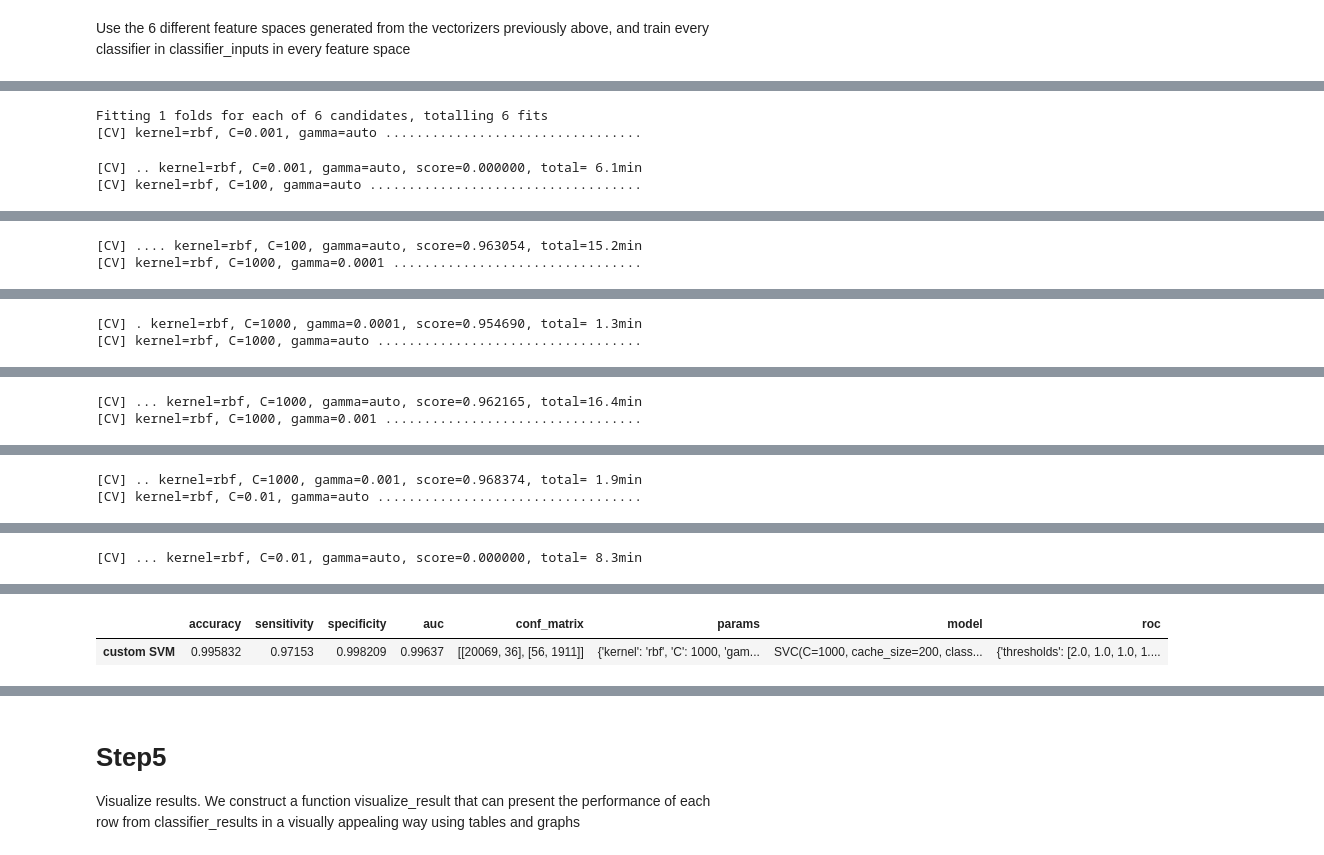
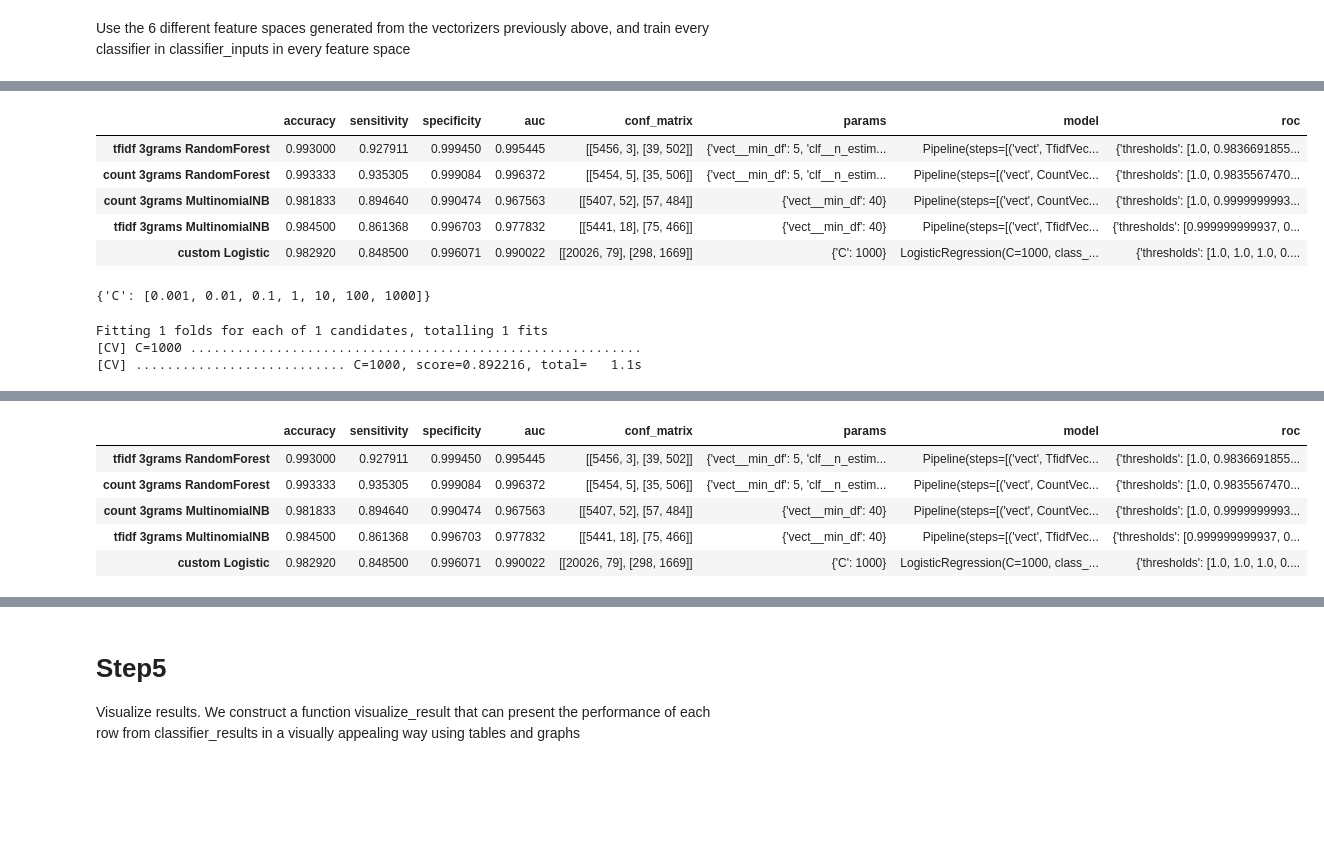
Before and after one commit to grananqvist/Machine-Learning-Web-Application-Firewall-and-Dataset, a Jupyter notebook: Data_analysis.ipynb, the cells around one changed output, grey strips where cells are left out. Cells and saved outputs as stored; diff of their text form; code cells hidden in the pictures; blank space fills up the shorter version.

Commit message:
Done with preparing bag of words feature spaces and classifiers. Time to train

```diff
--- a/Data_analysis.ipynb
+++ b/Data_analysis.ipynb
@@ -827,42 +836,16 @@ classifier_inputs.update(create_classifier_inputs_using_vectorizers(count_vector
 #classifier_inputs.update(create_classifier_inputs_using_vectorizers(tfidf_vectorizer_2grams,'tfidf 2grams'))
 classifier_inputs.update(create_classifier_inputs_using_vectorizers(tfidf_vectorizer_3grams,'tfidf 3grams'))
 
-
-'''
-add classifier inputs for custom features
-gaussiannb
-QuadraticDiscriminantAnalysis
-classifier_inputs[subscript + ' GPC'] = {
-        'pipeline':Pipeline([('vect', vectorizer),('clf',GaussianProcessClassifier())]),
-        'dict_params': {
-            'vect__min_df':[1,10],
-            'clf__kernel':[
-                1.0*kernels.RBF(1.0),
-                1.0*kernels.Matern(),
-                1.0*kernels.RationalQuadratic(),
-                1.0*kernels.DotProduct()
-            ]
-        }
-    }
-'''
-
 X = payloads['payload'][:30000] #DEBUG: only first 10k rows
 Y = payloads['is_malicious'][:30000]
 
 for classifier_name, inputs in classifier_inputs.items():
     display(inputs['dict_params'])
-    result_dict = train_model(inputs['pipeline'],inputs['dict_params'],X,Y)
-    classifier_results.loc[classifier_name] = result_dict
-
-
-
-
-'''
-Holmi kör en for loop här som ovan fast X = dina features och ingen pipeline
-'''
-
-#Save classifiers in a pickle file to be able to re-use them without re-training
-pickle.dump( classifier_results, open( "data/trained_classifiers.p", "wb" ) )
+    if classifier_name in classifier_results.index.values.tolist():
+        print('Skipping ' + classifier_name + ', already trained')
+    else:
+        result_dict = train_model(inputs['pipeline'],inputs['dict_params'],X,Y)
+        classifier_results.loc[classifier_name] = result_dict
 
 display(classifier_results)
 # %% [output]
@@ -911,3 +956,12 @@ display(pd.DataFrame(payloads['payload'].copy()))
+# %%
+display(classifier_results)
+# %% [output]
+|  | accuracy | sensitivity | specificity | auc | conf_matrix | params | model | roc |
+| tfidf 3grams RandomForest | 0.993000 | 0.927911 | 0.999450 | 0.995445 | [[5456, 3], [39, 502]] | {'vect__min_df': 5, 'clf__n_estim... | Pipeline(steps=[('vect', TfidfVec... | {'thresholds': [1.0, 0.9836691855... |
+| count 3grams RandomForest | 0.993333 | 0.935305 | 0.999084 | 0.996372 | [[5454, 5], [35, 506]] | {'vect__min_df': 5, 'clf__n_estim... | Pipeline(steps=[('vect', CountVec... | {'thresholds': [1.0, 0.9835567470... |
+| count 3grams MultinomialNB | 0.981833 | 0.894640 | 0.990474 | 0.967563 | [[5407, 52], [57, 484]] | {'vect__min_df': 40} | Pipeline(steps=[('vect', CountVec... | {'thresholds': [1.0, 0.9999999993... |
+| tfidf 3grams MultinomialNB | 0.984500 | 0.861368 | 0.996703 | 0.977832 | [[5441, 18], [75, 466]] | {'vect__min_df': 40} | Pipeline(steps=[('vect', TfidfVec... | {'thresholds': [0.999999999937, 0... |
+| custom Logistic | 0.982920 | 0.848500 | 0.996071 | 0.990022 | [[20026, 79], [298, 1669]] | {'C': 1000} | LogisticRegression(C=1000, class_... | {'thresholds': [1.0, 1.0, 1.0, 0.... |
 # %%
 classifier_inputs_custom = {}
 
@@ -919,11 +973,16 @@ X = create_features(pd.DataFrame(payloads['payload'].copy()))
 
 
 for classifier_name, inputs in classifier_inputs_custom.items():
-    result_dict = train_model(inputs['pipeline'],inputs['dict_params'],X,Y)
-    classifier_results.loc[classifier_name] = result_dict
+    display(inputs['dict_params'])
+    if classifier_name in classifier_results.index.values.tolist():
+        print('Skipping ' + classifier_name + ', already trained')
+    else:
+        result_dict = train_model(inputs['pipeline'],inputs['dict_params'],X,Y)
+        classifier_results.loc[classifier_name] = result_dict
+
 display(classifier_results)
 # %% [output]
-Fitting 1 folds for each of 6 candidates, totalling 6 fits
-[CV] kernel=rbf, C=0.001, gamma=auto .................................
+{'C': [0.001, 0.01, 0.1, 1, 10, 100, 1000]}
-[CV] .. kernel=rbf, C=0.001, gamma=auto, score=0.000000, total= 6.1min
-[CV] kernel=rbf, C=100, gamma=auto ...................................
+Fitting 1 folds for each of 1 candidates, totalling 1 fits
+[CV] C=1000 ..........................................................
+[CV] ........................... C=1000, score=0.892216, total=   1.1s
@@ -931,2 +990,0 @@ Fitting 1 folds for each of 6 candidates, totalling 6 fits
-[CV] .... kernel=rbf, C=100, gamma=auto, score=0.963054, total=15.2min
-[CV] kernel=rbf, C=1000, gamma=0.0001 ................................
@@ -934,2 +990,0 @@ Fitting 1 folds for each of 6 candidates, totalling 6 fits
-[CV] . kernel=rbf, C=1000, gamma=0.0001, score=0.954690, total= 1.3min
-[CV] kernel=rbf, C=1000, gamma=auto ..................................
@@ -937,2 +990,0 @@ Fitting 1 folds for each of 6 candidates, totalling 6 fits
-[CV] ... kernel=rbf, C=1000, gamma=auto, score=0.962165, total=16.4min
-[CV] kernel=rbf, C=1000, gamma=0.001 .................................
@@ -940,2 +990,0 @@ Fitting 1 folds for each of 6 candidates, totalling 6 fits
-[CV] .. kernel=rbf, C=1000, gamma=0.001, score=0.968374, total= 1.9min
-[CV] kernel=rbf, C=0.01, gamma=auto ..................................
@@ -943 +990,0 @@ Fitting 1 folds for each of 6 candidates, totalling 6 fits
-[CV] ... kernel=rbf, C=0.01, gamma=auto, score=0.000000, total= 8.3min
@@ -946,5 +991,9 @@ Fitting 1 folds for each of 6 candidates, totalling 6 fits
 |  | accuracy | sensitivity | specificity | auc | conf_matrix | params | model | roc |
-| custom SVM | 0.995832 | 0.97153 | 0.998209 | 0.99637 | [[20069, 36], [56, 1911]] | {'kernel': 'rbf', 'C': 1000, 'gam... | SVC(C=1000, cache_size=200, class... | {'thresholds': [2.0, 1.0, 1.0, 1.... |
+| tfidf 3grams RandomForest | 0.993000 | 0.927911 | 0.999450 | 0.995445 | [[5456, 3], [39, 502]] | {'vect__min_df': 5, 'clf__n_estim... | Pipeline(steps=[('vect', TfidfVec... | {'thresholds': [1.0, 0.9836691855... |
+| count 3grams RandomForest | 0.993333 | 0.935305 | 0.999084 | 0.996372 | [[5454, 5], [35, 506]] | {'vect__min_df': 5, 'clf__n_estim... | Pipeline(steps=[('vect', CountVec... | {'thresholds': [1.0, 0.9835567470... |
+| count 3grams MultinomialNB | 0.981833 | 0.894640 | 0.990474 | 0.967563 | [[5407, 52], [57, 484]] | {'vect__min_df': 40} | Pipeline(steps=[('vect', CountVec... | {'thresholds': [1.0, 0.9999999993... |
+| tfidf 3grams MultinomialNB | 0.984500 | 0.861368 | 0.996703 | 0.977832 | [[5441, 18], [75, 466]] | {'vect__min_df': 40} | Pipeline(steps=[('vect', TfidfVec... | {'thresholds': [0.999999999937, 0... |
+| custom Logistic | 0.982920 | 0.848500 | 0.996071 | 0.990022 | [[20026, 79], [298, 1669]] | {'C': 1000} | LogisticRegression(C=1000, class_... | {'thresholds': [1.0, 1.0, 1.0, 0.... |
 # %%
 #Save classifiers in a pickle file to be able to re-use them without re-training
 pickle.dump( classifier_results, open( "data/trained_classifiers.p", "wb" ) )
```
Also changed, not shown: parts of 8 cells of this notebook, 1 other file.
